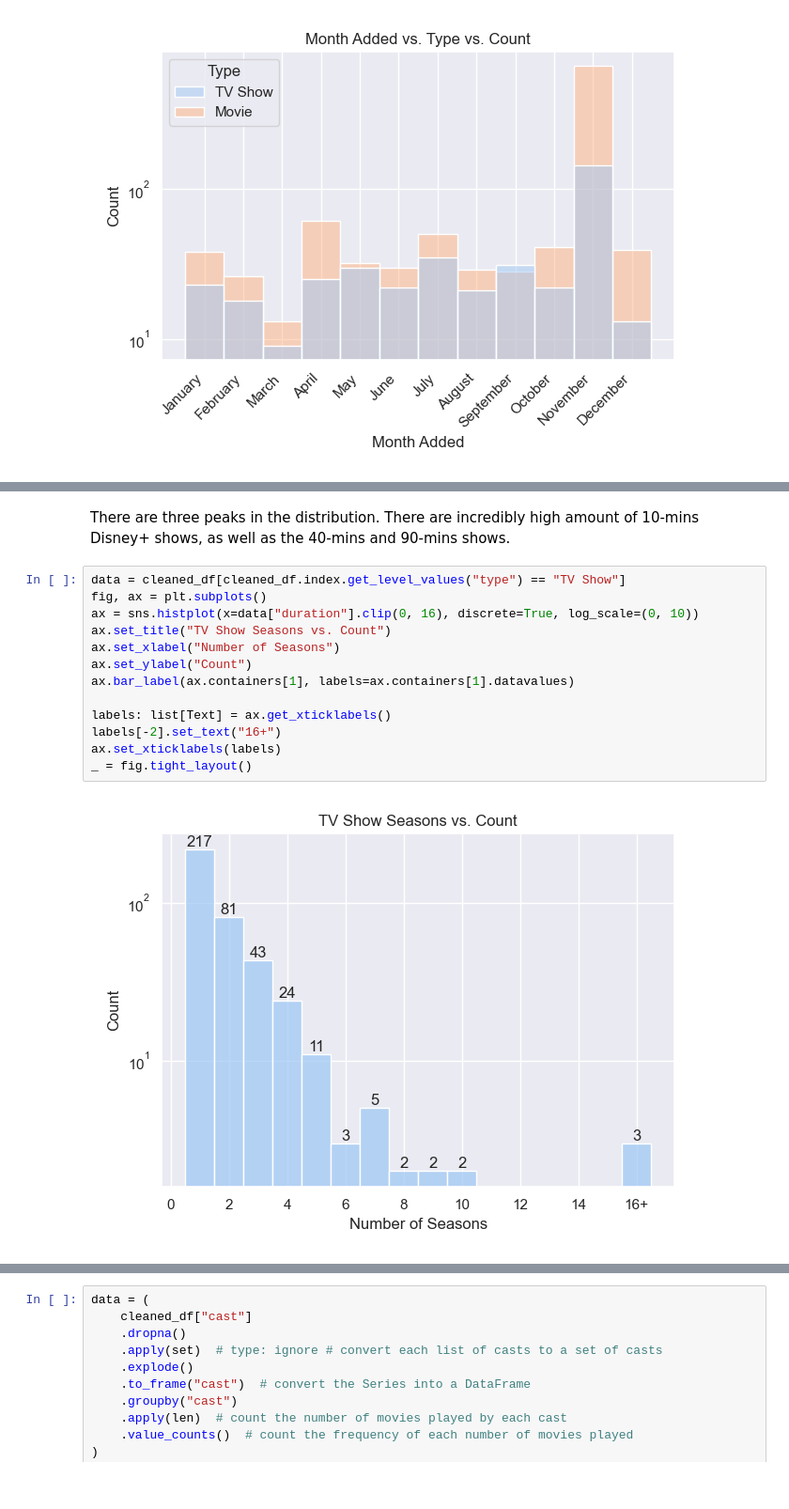
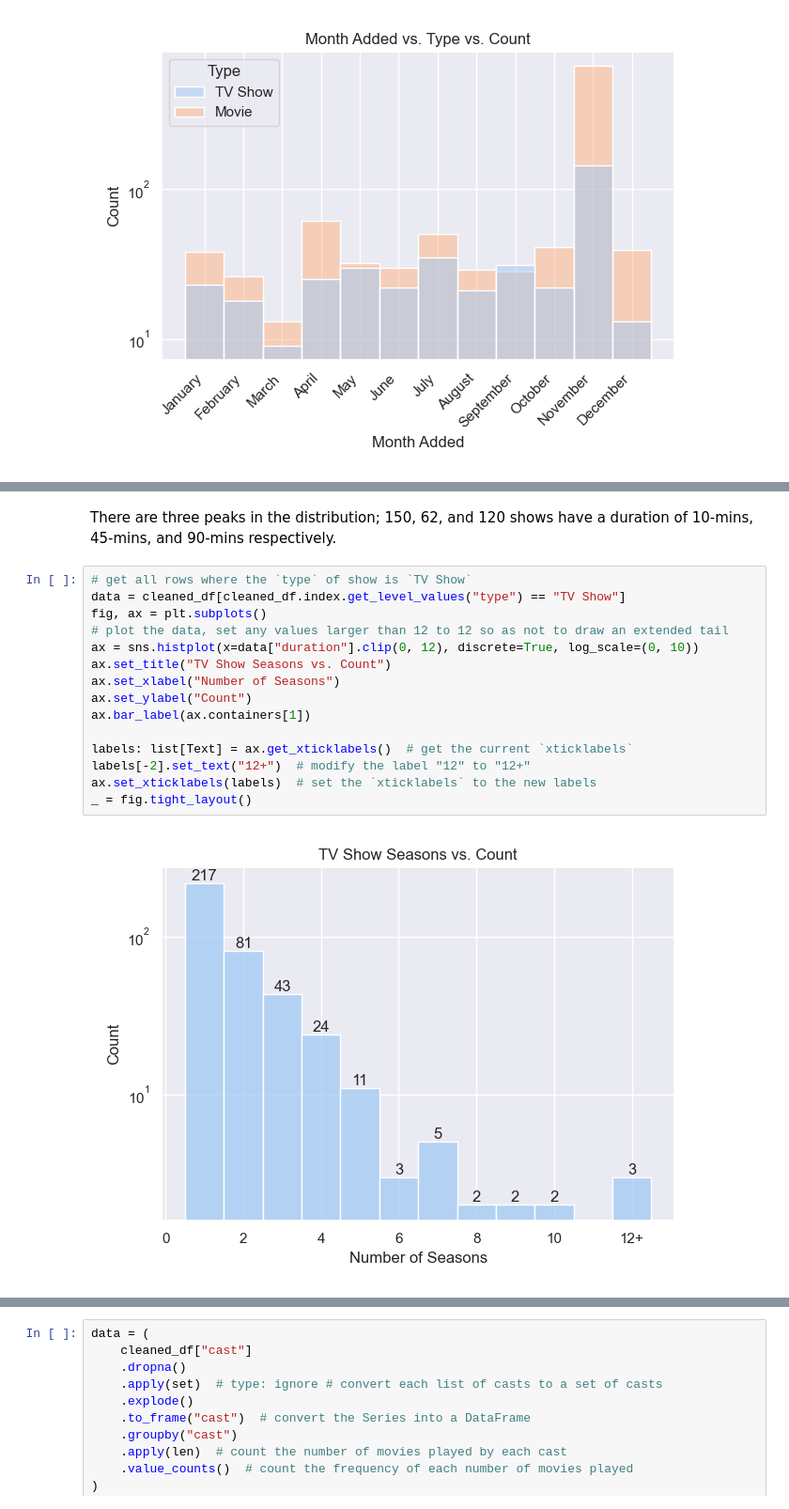
Before and after one commit to dvnatanael/data5006-data-analysis, a Jupyter notebook: Tiny_Data_Analysis_Disney+.ipynb, the cells around one changed output, grey strips where cells are left out. Shown at 94% size. Cells and saved outputs as stored; diff of their text form.

```diff
--- a/Tiny_Data_Analysis_Disney+.ipynb
+++ b/Tiny_Data_Analysis_Disney+.ipynb
@@ -338,17 +387,19 @@ _ = fig.tight_layout()
 # %% [markdown]
-There are three peaks in the distribution. There are incredibly high amount of 10-mins Disney+ shows, as well as the 40-mins and 90-mins shows.
+There are three peaks in the distribution; 150, 62, and 120 shows have a duration of 10-mins, 45-mins, and 90-mins respectively.
 # %%
+# get all rows where the `type` of show is `TV Show`
 data = cleaned_df[cleaned_df.index.get_level_values("type") == "TV Show"]
 fig, ax = plt.subplots()
-ax = sns.histplot(x=data["duration"].clip(0, 16), discrete=True, log_scale=(0, 10))
+# plot the data, set any values larger than 12 to 12 so as not to draw an extended tail
+ax = sns.histplot(x=data["duration"].clip(0, 12), discrete=True, log_scale=(0, 10))
 ax.set_title("TV Show Seasons vs. Count")
 ax.set_xlabel("Number of Seasons")
 ax.set_ylabel("Count")
-ax.bar_label(ax.containers[1], labels=ax.containers[1].datavalues)
+ax.bar_label(ax.containers[1])
 
-labels: list[Text] = ax.get_xticklabels()
-labels[-2].set_text("16+")
-ax.set_xticklabels(labels)
+labels: list[Text] = ax.get_xticklabels()  # get the current `xticklabels`
+labels[-2].set_text("12+")  # modify the label "12" to "12+"
+ax.set_xticklabels(labels)  # set the `xticklabels` to the new labels
 _ = fig.tight_layout()
 # %% [output]
-[figure, old version]
+[figure, new version]
```
Also changed, not shown: parts of 49 cells of this notebook, 1 other file.
